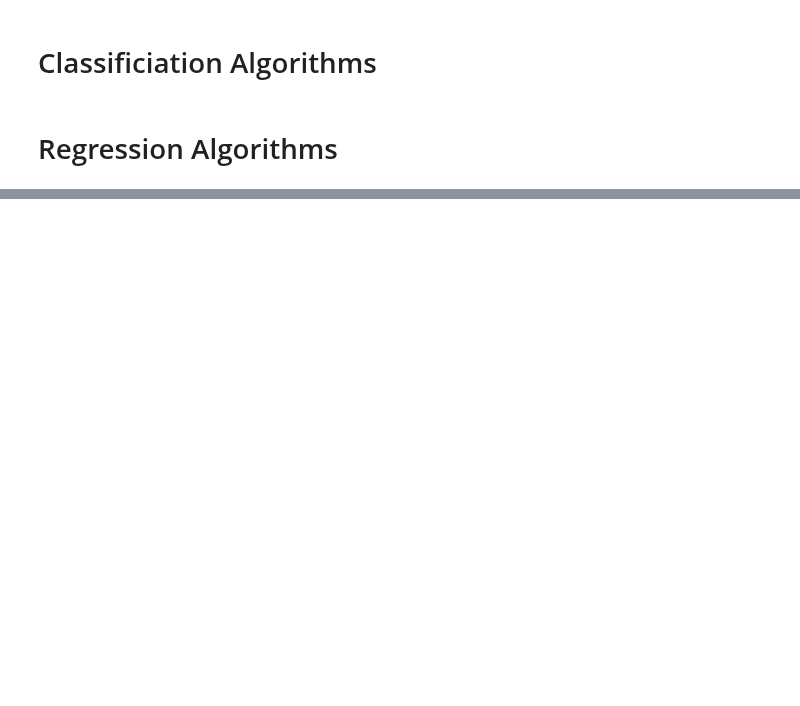
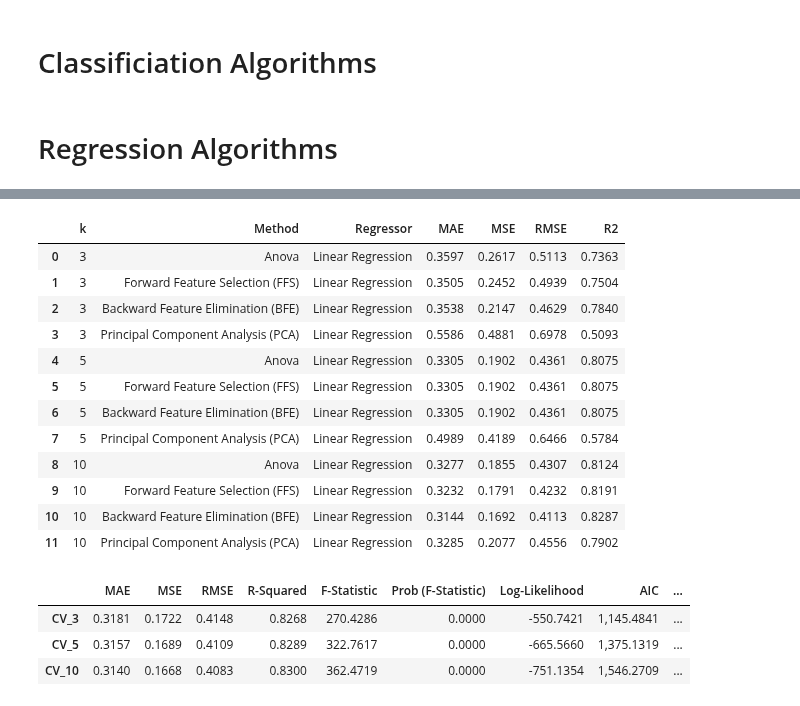
Before and after one commit to murtazaa-hussainn/CSE-602-Machine-Learning-I, a Jupyter notebook: Assignment 2/Excel Assignment.ipynb, the cells around one changed output, grey strips where cells are left out. Drawn from its saved outputs; the diff is of its cells as text; code cells hidden in the pictures; blank space fills up the shorter version.

```diff
--- a/Assignment 2/Excel Assignment.ipynb
+++ b/Assignment 2/Excel Assignment.ipynb
@@ -632,0 +908,25 @@ You can set `force_col_wise=true` to remove the overhead.
+# %%
+df_lrregresults, df_lrregbenchmarks = fwpMethodsLinearRegression(r_life_expectancy, 'Life expectancy ')
+display(df_lrregresults)
+# %% [output]
+|  | k | Method | Regressor | MAE | MSE | RMSE | R2 |
+| 0 | 3 | Anova | Linear Regression | 0.3597 | 0.2617 | 0.5113 | 0.7363 |
+| 1 | 3 | Forward Feature Selection (FFS) | Linear Regression | 0.3505 | 0.2452 | 0.4939 | 0.7504 |
+| 2 | 3 | Backward Feature Elimination (BFE) | Linear Regression | 0.3538 | 0.2147 | 0.4629 | 0.7840 |
+| 3 | 3 | Principal Component Analysis (PCA) | Linear Regression | 0.5586 | 0.4881 | 0.6978 | 0.5093 |
+| 4 | 5 | Anova | Linear Regression | 0.3305 | 0.1902 | 0.4361 | 0.8075 |
+| 5 | 5 | Forward Feature Selection (FFS) | Linear Regression | 0.3305 | 0.1902 | 0.4361 | 0.8075 |
+| 6 | 5 | Backward Feature Elimination (BFE) | Linear Regression | 0.3305 | 0.1902 | 0.4361 | 0.8075 |
+| 7 | 5 | Principal Component Analysis (PCA) | Linear Regression | 0.4989 | 0.4189 | 0.6466 | 0.5784 |
+| 8 | 10 | Anova | Linear Regression | 0.3277 | 0.1855 | 0.4307 | 0.8124 |
+| 9 | 10 | Forward Feature Selection (FFS) | Linear Regression | 0.3232 | 0.1791 | 0.4232 | 0.8191 |
+| 10 | 10 | Backward Feature Elimination (BFE) | Linear Regression | 0.3144 | 0.1692 | 0.4113 | 0.8287 |
+| 11 | 10 | Principal Component Analysis (PCA) | Linear Regression | 0.3285 | 0.2077 | 0.4556 | 0.7902 |
+# %%
+df_olsresults = OLSRegressionMethod(r_life_expectancy, 'Life expectancy ', [3,5,10])
+display(df_olsresults)
+# %% [output]
+|  | MAE | MSE | RMSE | R-Squared | F-Statistic | Prob (F-Statistic) | Log-Likelihood | AIC | ... |
+| CV_3 | 0.3181 | 0.1722 | 0.4148 | 0.8268 | 270.4286 | 0.0000 | -550.7421 | 1,145.4841 | ... |
+| CV_5 | 0.3157 | 0.1689 | 0.4109 | 0.8289 | 322.7617 | 0.0000 | -665.5660 | 1,375.1319 | ... |
+| CV_10 | 0.3140 | 0.1668 | 0.4083 | 0.8300 | 362.4719 | 0.0000 | -751.1354 | 1,546.2709 | ... |
```
Also changed, not shown: parts of 35 cells of this notebook.
